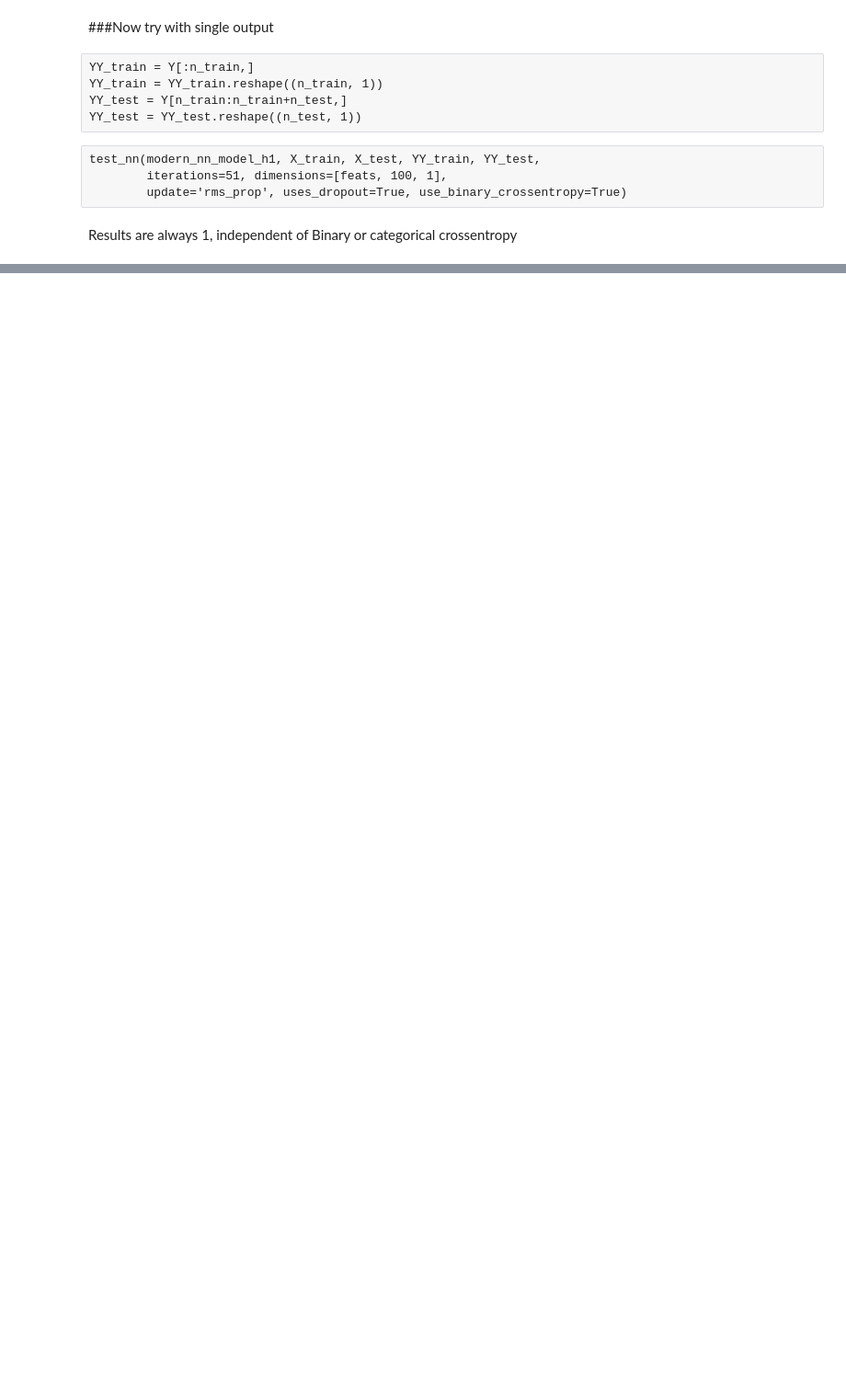
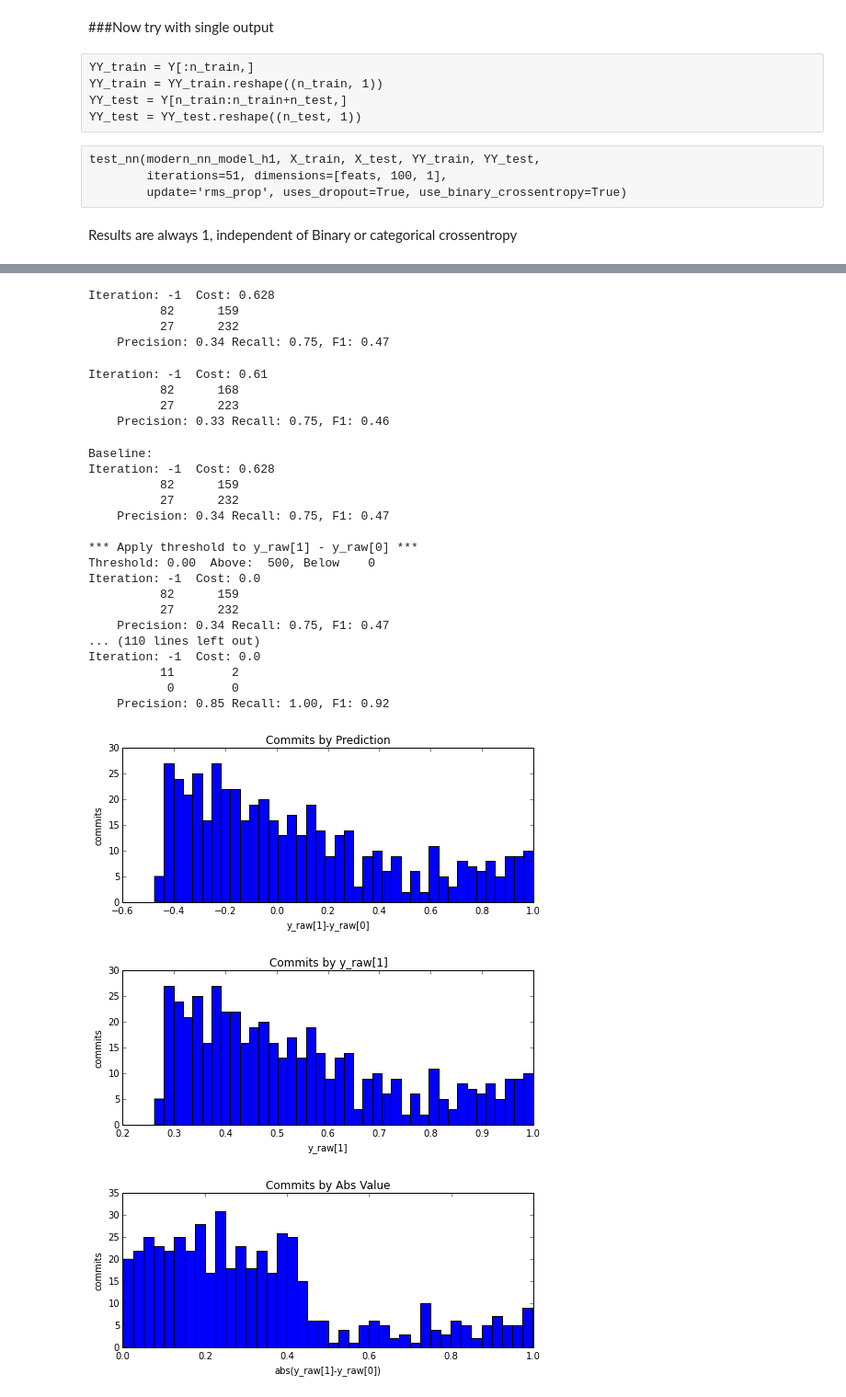
Before and after one commit to williamsdoug/GitAnalysis, a Jupyter notebook: notebooks/Curves_Theano_NN.ipynb, the cells around one changed output, grey strips where cells are left out. Shown: that part at 92% size. Drawn from its saved outputs; the diff is of its cells as text; code cells hidden in the pictures; blank space fills up the shorter version.

Commit message:
Added combined graph to Probability Curves
also enablement functions in my_plot.py

```diff
--- a/notebooks/Curves_Theano_NN.ipynb
+++ b/notebooks/Curves_Theano_NN.ipynb
@@ -175,7 +177,7 @@ Train and Test Data:
 # %% [markdown]
 ##Test Instance
 # %%
-(predict, best_weights, _) = test_nn(modern_nn_model_h1, X_train, X_test, Y_train, Y_test,
+(predict, rawPredict, best_weights, _) = test_nn(modern_nn_model_h1, X_train, X_test, Y_train, Y_test,
         iterations=2, dimensions=[feats, 100, 2], #  lr=0.003,
         update='rms_prop', uses_dropout=True,
         max_distance=50, lr=0.003, min_lr=0.00003)
@@ -310,7 +314,7 @@ Best Results for Size : 500  Cost : 0.724
 # %% [markdown]
 ###Starting LR=0.001
 # %%
-(predict2, best_weights2, _) = test_nn(modern_nn_model_h1, X_train, X_test, Y_train, Y_test,
+(predict2, rawPredict2, best_weights2, _) = test_nn(modern_nn_model_h1, X_train, X_test, Y_train, Y_test,
         iterations=2001, dimensions=[feats, 100, 2],
         update='rms_prop', uses_dropout=True,
         max_distance=100, lr=0.001, min_lr=0.00001)
@@ -521,0 +558,12 @@ if False:
+# %%
+def newCompute_stats(y_predict, y_target):
+    cost = np.mean(y_target == y_predict)
+    TP = np.sum(np.logical_and(y_predict, y_target))
+    FP = np.sum(np.logical_and(y_predict, np.logical_not(y_target)))
+    FN = np.sum(np.logical_and(np.logical_not(y_predict), y_target))
+    TN = np.sum(np.logical_and(np.logical_not(y_predict),
+                np.logical_not(y_target)))
+    precision = float(TP)/float(TP + FP + 0.00001)
+    recall = float(TP)/float(TP + FN + 0.00001)
+    f1 = (2.0 * TP / (2.0 * TP + FP + FN)) if (TP + FP + FN) > 0 else 0.0
+    return (cost, TP, FP, FN, TN, precision, recall, f1)
@@ -521,0 +629,37 @@ if False:
+# %%
+show_best(predict2, X_test, Y_test, bias=0.0)
+# %% [output]
+Iteration: -1  Cost: 0.628
+          82      159
+          27      232
+    Precision: 0.34 Recall: 0.75, F1: 0.47
+# %%
+show_best(predict4, X_test, Y_test, bias=0.0)
+# %% [output]
+Iteration: -1  Cost: 0.61
+          82      168
+          27      223
+    Precision: 0.33 Recall: 0.75, F1: 0.46
+# %%
+newShow_best(predict2, rawPredict2, X_test, Y_test, bias=0.0)
+# %% [output]
+Baseline:
+Iteration: -1  Cost: 0.628
+          82      159
+          27      232
+    Precision: 0.34 Recall: 0.75, F1: 0.47
+
+*** Apply threshold to y_raw[1] - y_raw[0] ***
+Threshold: 0.00  Above:  500, Below    0
+Iteration: -1  Cost: 0.0
+          82      159
+          27      232
+    Precision: 0.34 Recall: 0.75, F1: 0.47
+... (110 lines left out)
+Iteration: -1  Cost: 0.0
+          11        2
+           0        0
+    Precision: 0.85 Recall: 1.00, F1: 0.92
+[figure, added]
+[figure, added]
+[figure, added]
```
Also changed, not shown: parts of 28 cells of this notebook, 3 other files.
